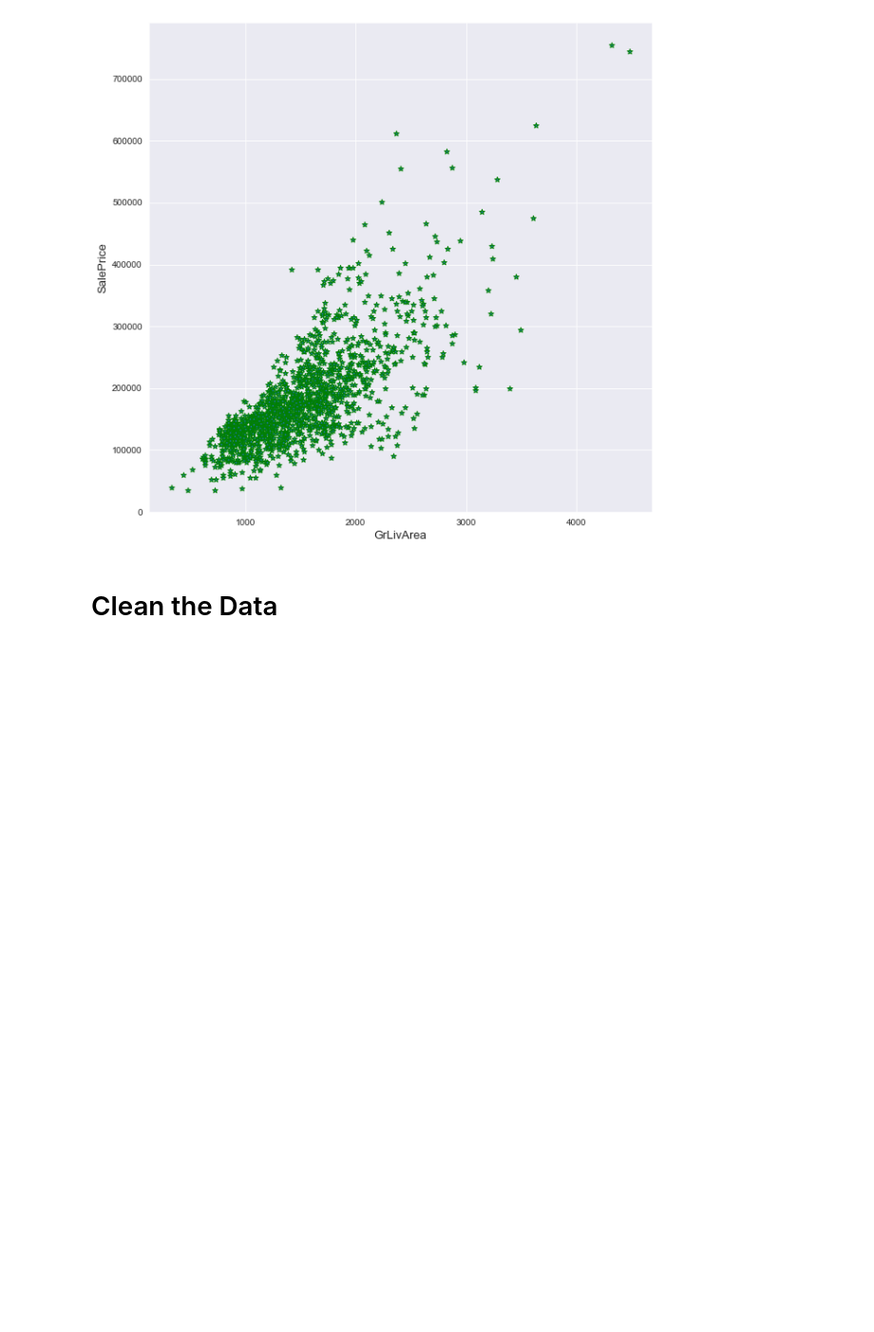
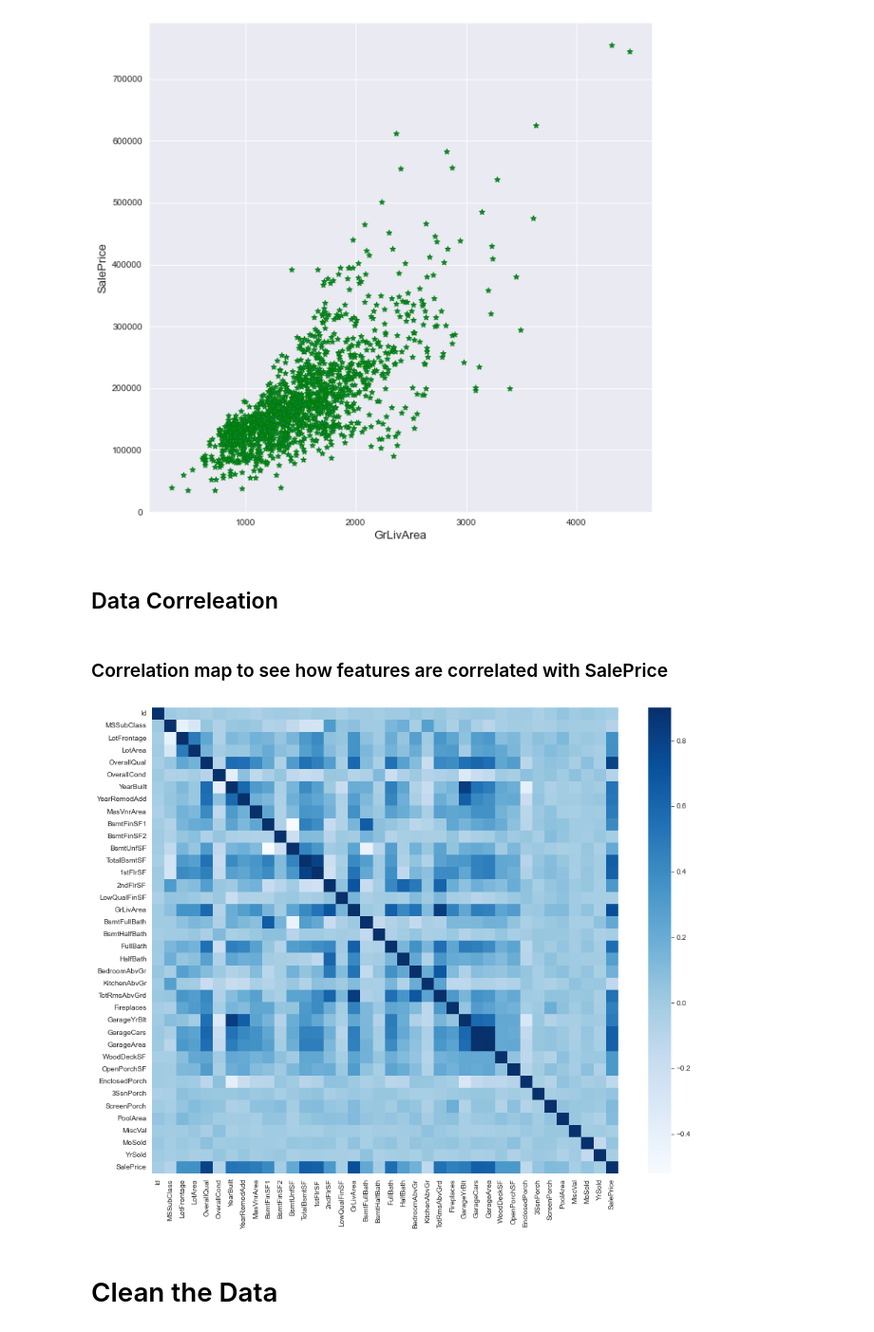
Before and after one commit to Ghanashri-m/255_Team_02, a Jupyter notebook: code/app/Housing_Saleprice_Analysis_Ghanashri.ipynb, the cells around one changed output. Shown at 95% size. Cells and saved outputs as stored; diff of their text form; code cells hidden in the pictures; blank space fills up the shorter version.

Commit message:
Data Correlation

```diff
--- a/code/app/Housing_Saleprice_Analysis_Ghanashri.ipynb
+++ b/code/app/Housing_Saleprice_Analysis_Ghanashri.ipynb
@@ -105,6 +105,19 @@ outlier_visualization('GrLivArea')
 # %% [output]
 [figure]
 [figure]
+# %% [markdown]
+## Data Correleation
+# %% [markdown]
+### Correlation map to see how features are correlated with SalePrice
+# %%
+def correlation_matrix():
+    corr_matrix = housing_dataset.corr()
+    plt.subplots(figsize=(15,12))
+    sns.color_palette("bright")
+    sns.heatmap(corr_matrix, vmax=0.9, square=True, cmap="Blues")
+correlation_matrix()
+# %% [output]
+[figure, added]
 # %% [markdown]
 # Clean the Data
 # %%
```
